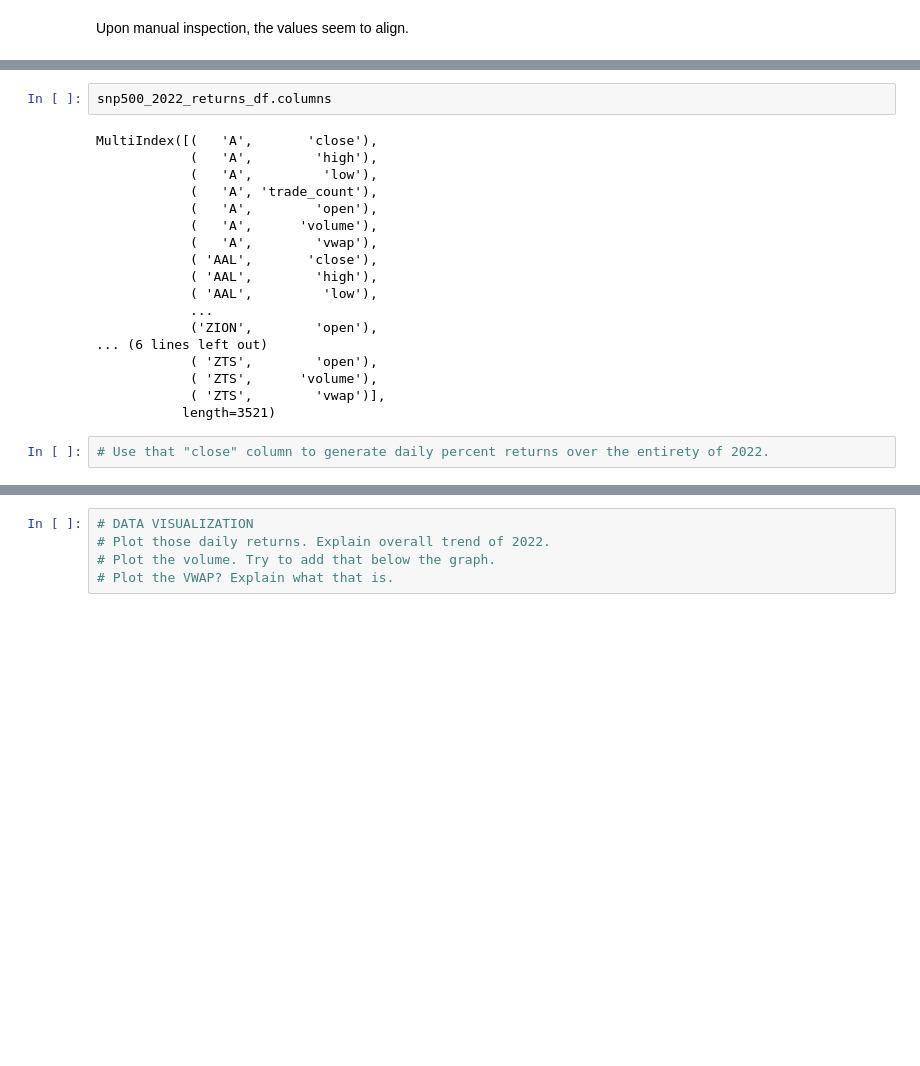
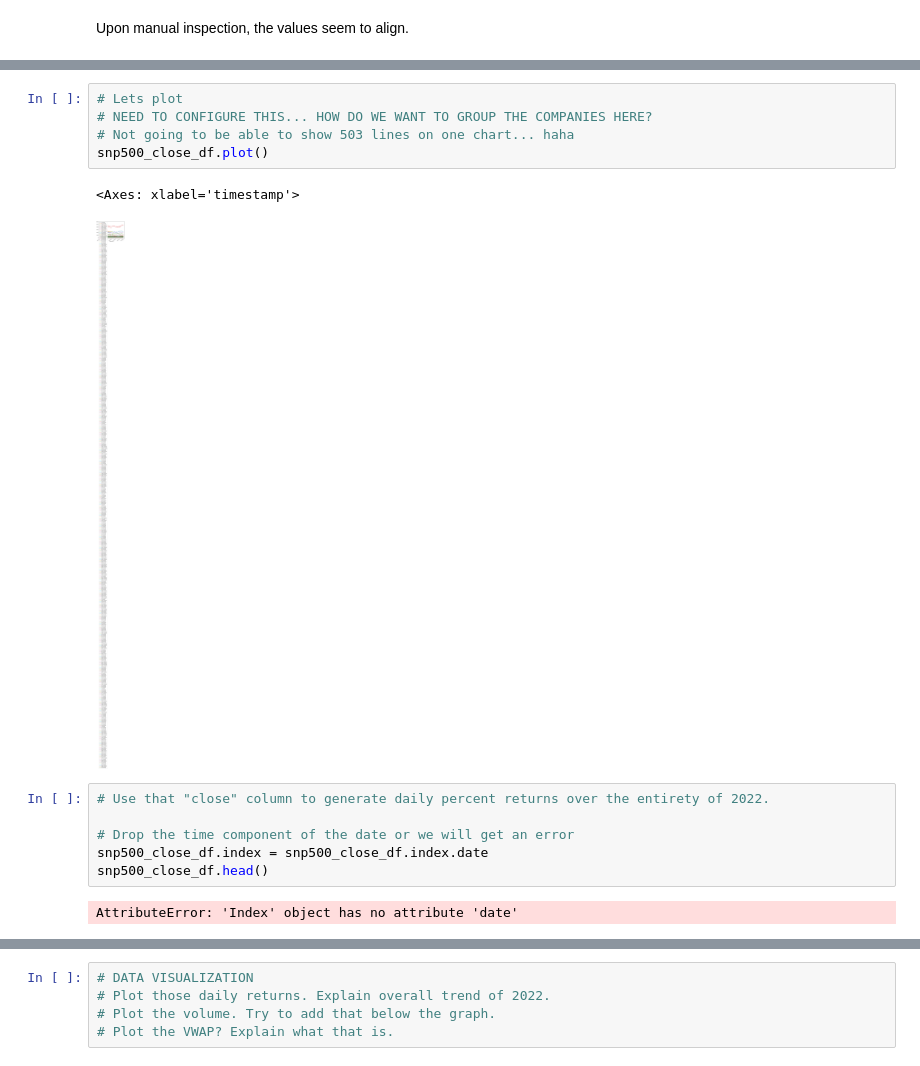
Before and after one commit to MontgomeryG/Group3Project1, a Jupyter notebook: snpReturnsWithAlpaca.ipynb, the cells around one changed output, grey strips where cells are left out. Cells and saved outputs as stored; diff of their text form; blank space fills up the shorter version.

```diff
--- a/snpReturnsWithAlpaca.ipynb
+++ b/snpReturnsWithAlpaca.ipynb
@@ -487,22 +434,16 @@ Name: close, Length: 251, dtype: float64
-# %%
-snp500_2022_returns_df.columns
-# %% [output]
-MultiIndex([(   'A',       'close'),
-            (   'A',        'high'),
-            (   'A',         'low'),
-            (   'A', 'trade_count'),
-            (   'A',        'open'),
-            (   'A',      'volume'),
-            (   'A',        'vwap'),
-            ( 'AAL',       'close'),
-            ( 'AAL',        'high'),
-            ( 'AAL',         'low'),
-            ...
-            ('ZION',        'open'),
-... (6 lines left out)
-            ( 'ZTS',        'open'),
-            ( 'ZTS',      'volume'),
-            ( 'ZTS',        'vwap')],
-           length=3521)
+# %%
+# Lets plot
+# NEED TO CONFIGURE THIS... HOW DO WE WANT TO GROUP THE COMPANIES HERE?
+# Not going to be able to show 503 lines on one chart... haha
+snp500_close_df.plot()
+# %% [output]
+<Axes: xlabel='timestamp'>
+[figure, added]
 # %%
 # Use that "close" column to generate daily percent returns over the entirety of 2022.
+
+# Drop the time component of the date or we will get an error
+snp500_close_df.index = snp500_close_df.index.date
+snp500_close_df.head()
+# %% [output]
+AttributeError: 'Index' object has no attribute 'date'
```
Also changed, not shown: parts of 8 cells of this notebook.
